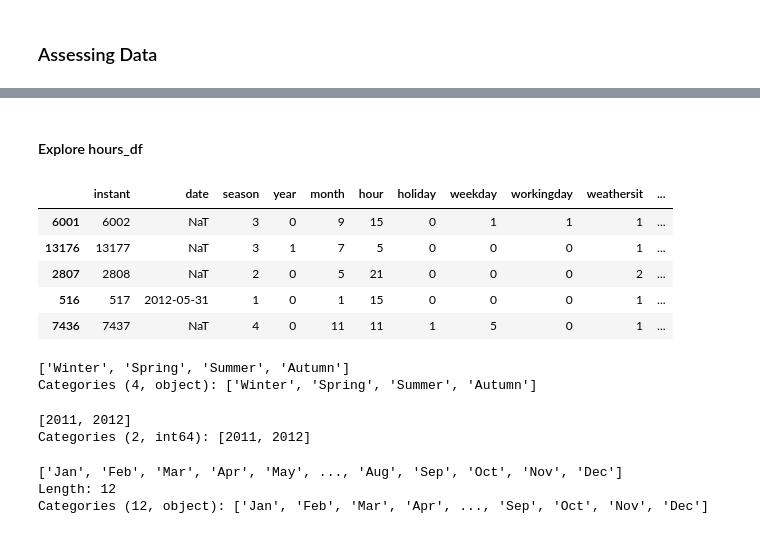
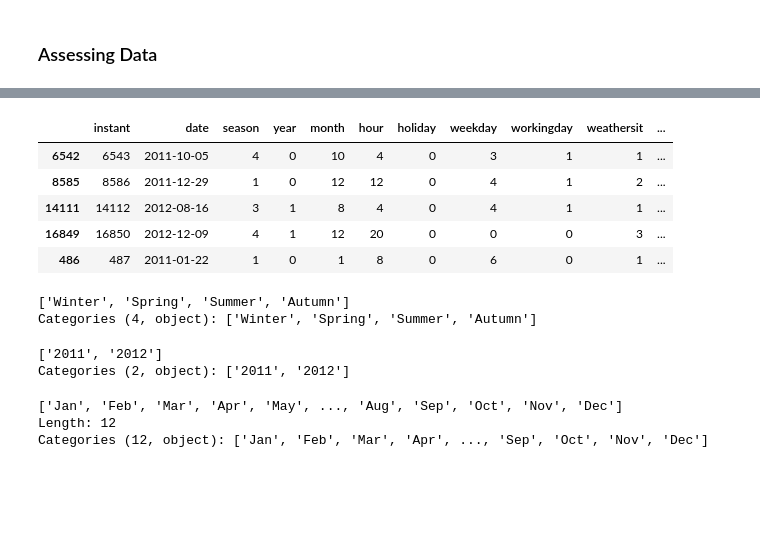
Before and after one commit to Tasyanadila/Proyek-Analisis-Data, a Jupyter notebook: Proyek Analisis Data.ipynb, the cells around one changed output, grey strips where cells are left out. Saved outputs shown, nothing was run; the diff lists cells and outputs as text; code cells hidden in the pictures; blank space fills up the shorter version.

```diff
--- a/Proyek Analisis Data.ipynb
+++ b/Proyek Analisis Data.ipynb
@@ -50,6 +29,6 @@ days_df.head()
 # %%
-hours_df = pd.read_csv("https://raw.githubusercontent.com/Tasyanadila/Proyek-Analisis-Data/main/Datasets/hour.csv")
-hours_df.head()
+bike_hour_df = pd.read_csv("https://raw.githubusercontent.com/Tasyanadila/Proyek-Analisis-Data/main/Datasets/hour.csv")
+bike_hour_df.head()
 # %% [output]
 |  | instant | dteday | season | yr | mnth | hr | holiday | weekday | workingday | weathersit | ... |
 | 0 | 1 | 2011-01-01 | 1 | 0 | 1 | 0 | 0 | 6 | 0 | 1 | ... |
@@ -59,11 +38,11 @@ hours_df.head()
 | 4 | 5 | 2011-01-01 | 1 | 0 | 1 | 4 | 0 | 6 | 0 | 1 | ... |
 # %%
 # agar kita dapat memahami data dengan lebih baik, maka digunakan metode rename untuk mengubah nama kolom menjadi yang lebih jelas
-column_mapping = {'dteday': 'date', 'yr': 'year', 'hr':'hour', 'mnth':'month', 'temp': 'temperature', 'hum': 'humidity','cnt': 'total'}
+column_mapping = {'dteday': 'date', 'yr': 'year', 'hr':'hour', 'mnth':'month', 'temp': 'temperature', 'hum': 'humidity','cnt': 'total_count', 'casual':'casual_count', 'registered':'registered_count'}
 
 # Use the rename method to rename the columns
-hours_df.rename(columns=column_mapping, inplace=True)
-hours_df.head()
+bike_hour_df.rename(columns=column_mapping, inplace=True)
+bike_hour_df.head()
 # %% [output]
 |  | instant | date | season | year | month | hour | holiday | weekday | workingday | weathersit | ... |
 | 0 | 1 | 2011-01-01 | 1 | 0 | 1 | 0 | 0 | 6 | 0 | 1 | ... |
@@ -272,0 +162,5 @@ dtype: int64
+# %%
+# mengubah tipe data beberapa kolom dalam dataframe bike_hour_df
+bike_hour_df['date'] = pd.to_datetime(bike_hour_df['date'])
+categorical_columns = ['season', 'month', 'year', 'holiday', 'weekday', 'workingday', 'weathersit']
+bike_hour_df[categorical_columns] = bike_hour_df[categorical_columns].astype('category')
@@ -359,12 +194,11 @@ days_df['workingday'] = days_df['workingday'].cat.rename_categories({0:'No', 1:'
-# %% [markdown]
-#### Explore hours_df
 # %%
-hours_df.sample(5)
+# melihat sample data sebanyak 5 baris
+bike_hour_df.sample(5)
 # %% [output]
 |  | instant | date | season | year | month | hour | holiday | weekday | workingday | weathersit | ... |
-| 6001 | 6002 | NaT | 3 | 0 | 9 | 15 | 0 | 1 | 1 | 1 | ... |
-| 13176 | 13177 | NaT | 3 | 1 | 7 | 5 | 0 | 0 | 0 | 1 | ... |
-| 2807 | 2808 | NaT | 2 | 0 | 5 | 21 | 0 | 0 | 0 | 2 | ... |
-| 516 | 517 | 2012-05-31 | 1 | 0 | 1 | 15 | 0 | 0 | 0 | 1 | ... |
-| 7436 | 7437 | NaT | 4 | 0 | 11 | 11 | 1 | 5 | 0 | 1 | ... |
+| 6542 | 6543 | 2011-10-05 | 4 | 0 | 10 | 4 | 0 | 3 | 1 | 1 | ... |
+| 8585 | 8586 | 2011-12-29 | 1 | 0 | 12 | 12 | 0 | 4 | 1 | 2 | ... |
+| 14111 | 14112 | 2012-08-16 | 3 | 1 | 8 | 4 | 0 | 4 | 1 | 1 | ... |
+| 16849 | 16850 | 2012-12-09 | 4 | 1 | 12 | 20 | 0 | 0 | 0 | 3 | ... |
+| 486 | 487 | 2011-01-22 | 1 | 0 | 1 | 8 | 0 | 6 | 0 | 1 | ... |
 # %%
@@ -377,10 +211,10 @@ hours_df['season'].unique()
 Categories (4, object): ['Winter', 'Spring', 'Summer', 'Autumn']
 # %%
 # konversi nilai year
-hours_df['year'] = hours_df['year'].cat.rename_categories({0:2011, 1:2012})
-hours_df['year'].unique()
+bike_hour_df['year'] = bike_hour_df['year'].cat.rename_categories({0:'2011', 1:'2012'})
+bike_hour_df['year'].unique()
 # %% [output]
-[2011, 2012]
-Categories (2, int64): [2011, 2012]
+['2011', '2012']
+Categories (2, object): ['2011', '2012']
 # %%
 # Konversi nilai untuk kolom 'month' :  1:Jan, 2:Feb, 3:Mar, 4:Apr, 5:May, 6:Jun, 7:Jul, 8:Aug, 9:Sep, 10:Oct, 11:Nov, 12:Dec
```
Also changed, not shown: parts of 56 cells of this notebook, 5 other files.
